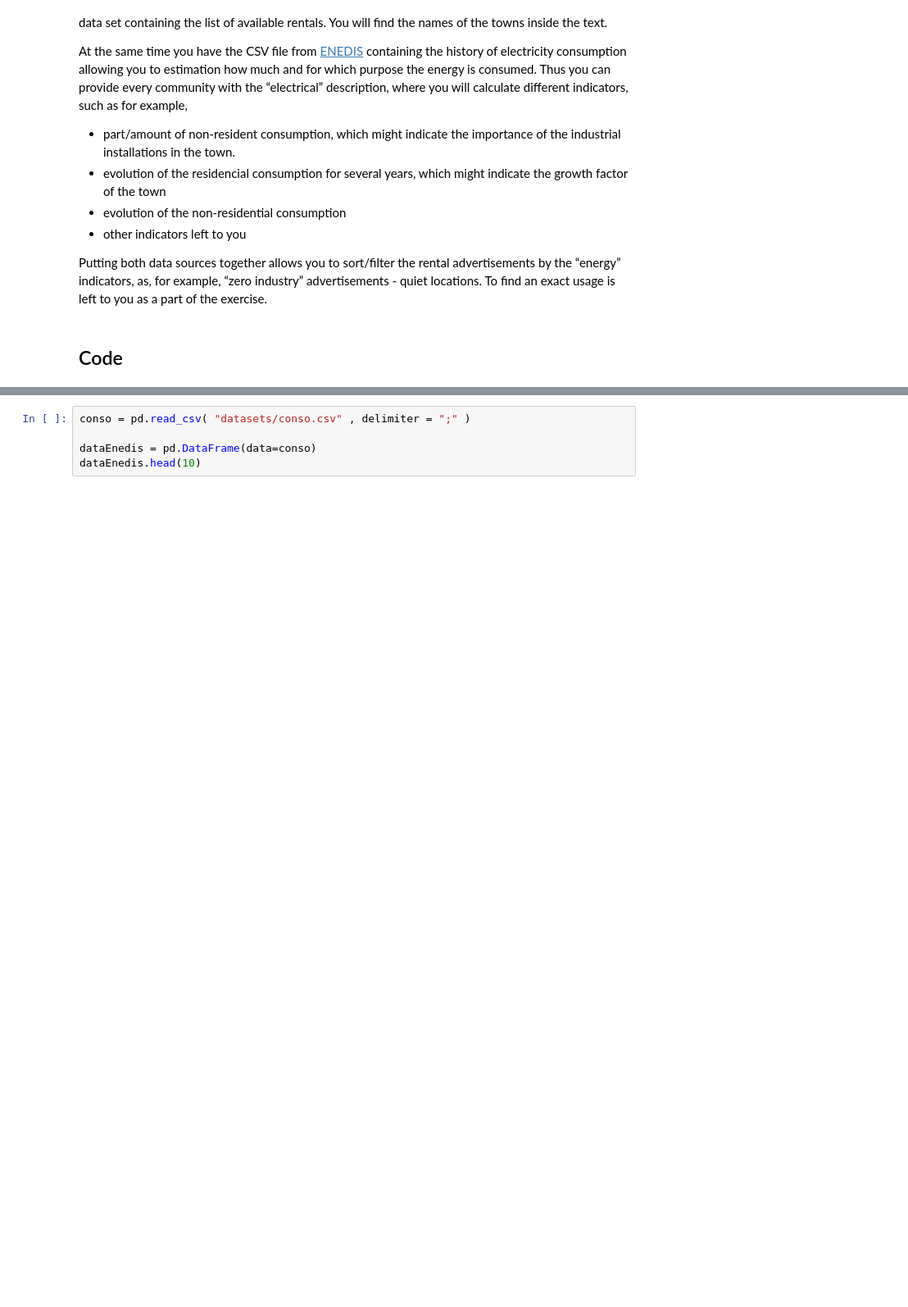
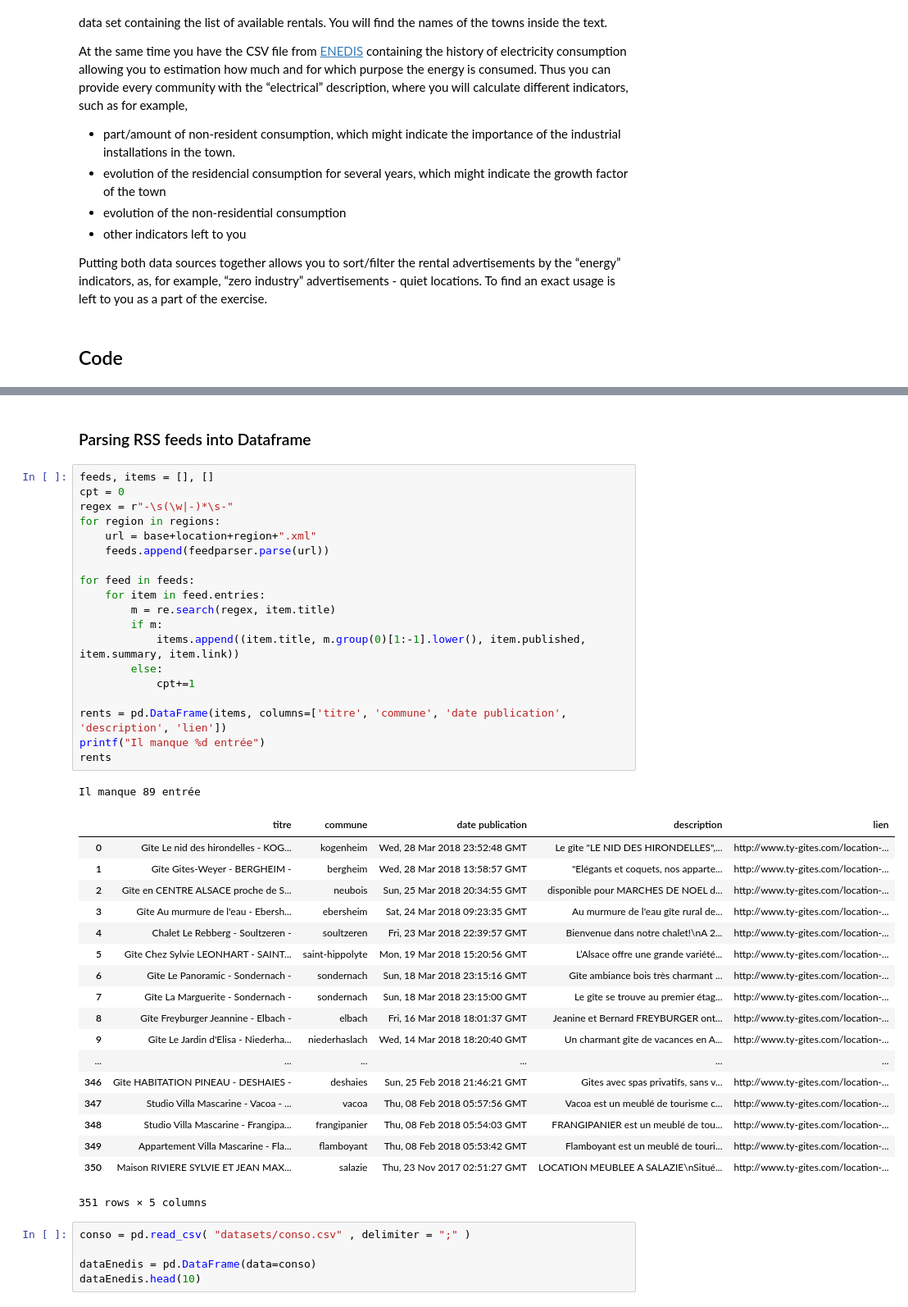
Before and after one commit to enzobes/house-rental-py, a Jupyter notebook: House-Rental.ipynb, the cells around one changed output, grey strips where cells are left out. Shown at 82% size. Cells and saved outputs as stored; diff of their text form; blank space fills up the shorter version.

Commit message:
parsing rss to dataframe

```diff
--- a/House-Rental.ipynb
+++ b/House-Rental.ipynb
@@ -74,3 +60,44 @@ def print_titles():
+# %% [markdown]
+### Parsing RSS feeds into Dataframe
+# %%
+feeds, items = [], []
+cpt = 0
+regex = r"-\s(\w|-)*\s-"
+for region in regions:
+    url = base+location+region+".xml"
+    feeds.append(feedparser.parse(url))
+
+for feed in feeds:
+    for item in feed.entries:
+        m = re.search(regex, item.title)
+        if m:
+            items.append((item.title, m.group(0)[1:-1].lower(), item.published, item.summary, item.link))
+        else:
+            cpt+=1
+
+rents = pd.DataFrame(items, columns=['titre', 'commune', 'date publication', 'description', 'lien'])
+printf("Il manque %d entrée")
+rents
+# %% [output]
+Il manque 89 entrée
+|  | titre | commune | date publication | description | lien |
+| 0 | Gîte Le nid des hirondelles - KOG... | kogenheim | Wed, 28 Mar 2018 23:52:48 GMT | Le gîte "LE NID DES HIRONDELLES",... | http://www.ty-gites.com/location-... |
+| 1 | Gîte Gites-Weyer - BERGHEIM - | bergheim | Wed, 28 Mar 2018 13:58:57 GMT | "Elégants et coquets, nos apparte... | http://www.ty-gites.com/location-... |
+| 2 | Gîte en CENTRE ALSACE proche de S... | neubois | Sun, 25 Mar 2018 20:34:55 GMT | disponible pour MARCHES DE NOEL d... | http://www.ty-gites.com/location-... |
+| 3 | Gîte Au murmure de l'eau - Ebersh... | ebersheim | Sat, 24 Mar 2018 09:23:35 GMT | Au murmure de l'eau gîte rural de... | http://www.ty-gites.com/location-... |
+| 4 | Chalet Le Rebberg - Soultzeren - | soultzeren | Fri, 23 Mar 2018 22:39:57 GMT | Bienvenue dans notre chalet!\nA 2... | http://www.ty-gites.com/location-... |
+| 5 | Gîte Chez Sylvie LEONHART - SAINT... | saint-hippolyte | Mon, 19 Mar 2018 15:20:56 GMT | L’Alsace offre une grande variété... | http://www.ty-gites.com/location-... |
+| 6 | Gîte Le Panoramic - Sondernach - | sondernach | Sun, 18 Mar 2018 23:15:16 GMT | Gîte ambiance bois très charmant ... | http://www.ty-gites.com/location-... |
+| 7 | Gîte La Marguerite - Sondernach - | sondernach | Sun, 18 Mar 2018 23:15:00 GMT | Le gîte se trouve au premier étag... | http://www.ty-gites.com/location-... |
+| 8 | Gîte Freyburger Jeannine - Elbach - | elbach | Fri, 16 Mar 2018 18:01:37 GMT | Jeanine et Bernard FREYBURGER ont... | http://www.ty-gites.com/location-... |
+| 9 | Gîte Le Jardin d'Elisa - Niederha... | niederhaslach | Wed, 14 Mar 2018 18:20:40 GMT | Un charmant gîte de vacances en A... | http://www.ty-gites.com/location-... |
+| ... | ... | ... | ... | ... | ... |
+| 346 | Gîte HABITATION PINEAU - DESHAIES - | deshaies | Sun, 25 Feb 2018 21:46:21 GMT | Gites avec spas privatifs, sans v... | http://www.ty-gites.com/location-... |
+| 347 | Studio Villa Mascarine - Vacoa - ... | vacoa | Thu, 08 Feb 2018 05:57:56 GMT | Vacoa est un meublé de tourisme c... | http://www.ty-gites.com/location-... |
+| 348 | Studio Villa Mascarine - Frangipa... | frangipanier | Thu, 08 Feb 2018 05:54:03 GMT | FRANGIPANIER est un meublé de tou... | http://www.ty-gites.com/location-... |
+| 349 | Appartement Villa Mascarine - Fla... | flamboyant | Thu, 08 Feb 2018 05:53:42 GMT | Flamboyant est un meublé de touri... | http://www.ty-gites.com/location-... |
+| 350 | Maison RIVIERE SYLVIE ET JEAN MAX... | salazie | Thu, 23 Nov 2017 02:51:27 GMT | LOCATION MEUBLEE A SALAZIE\nSitué... | http://www.ty-gites.com/location-... |
+351 rows × 5 columns
 # %%
 conso = pd.read_csv( "datasets/conso.csv" , delimiter = ";" )
 
```
Also changed, not shown: parts of 4 cells of this notebook, 3 other files.
